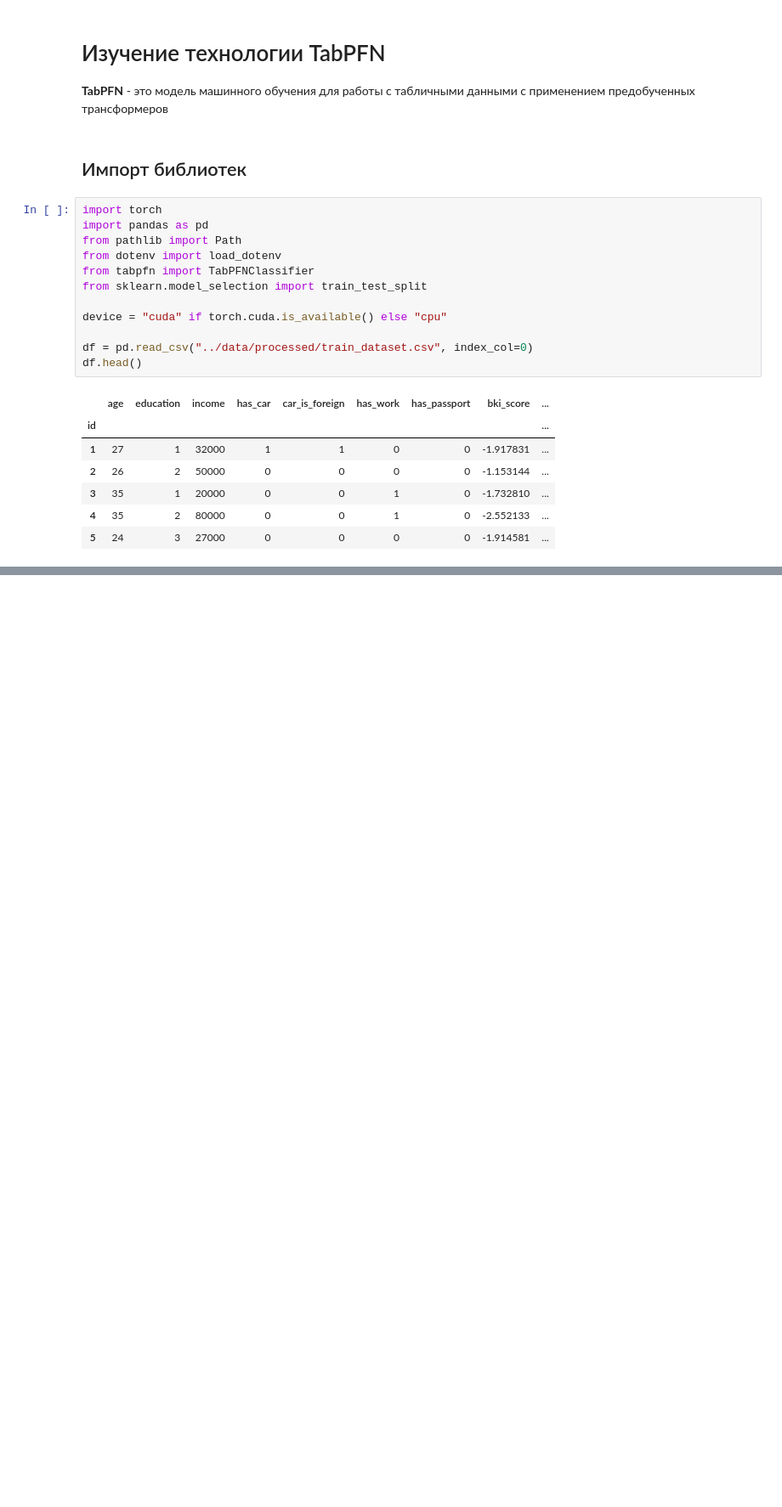
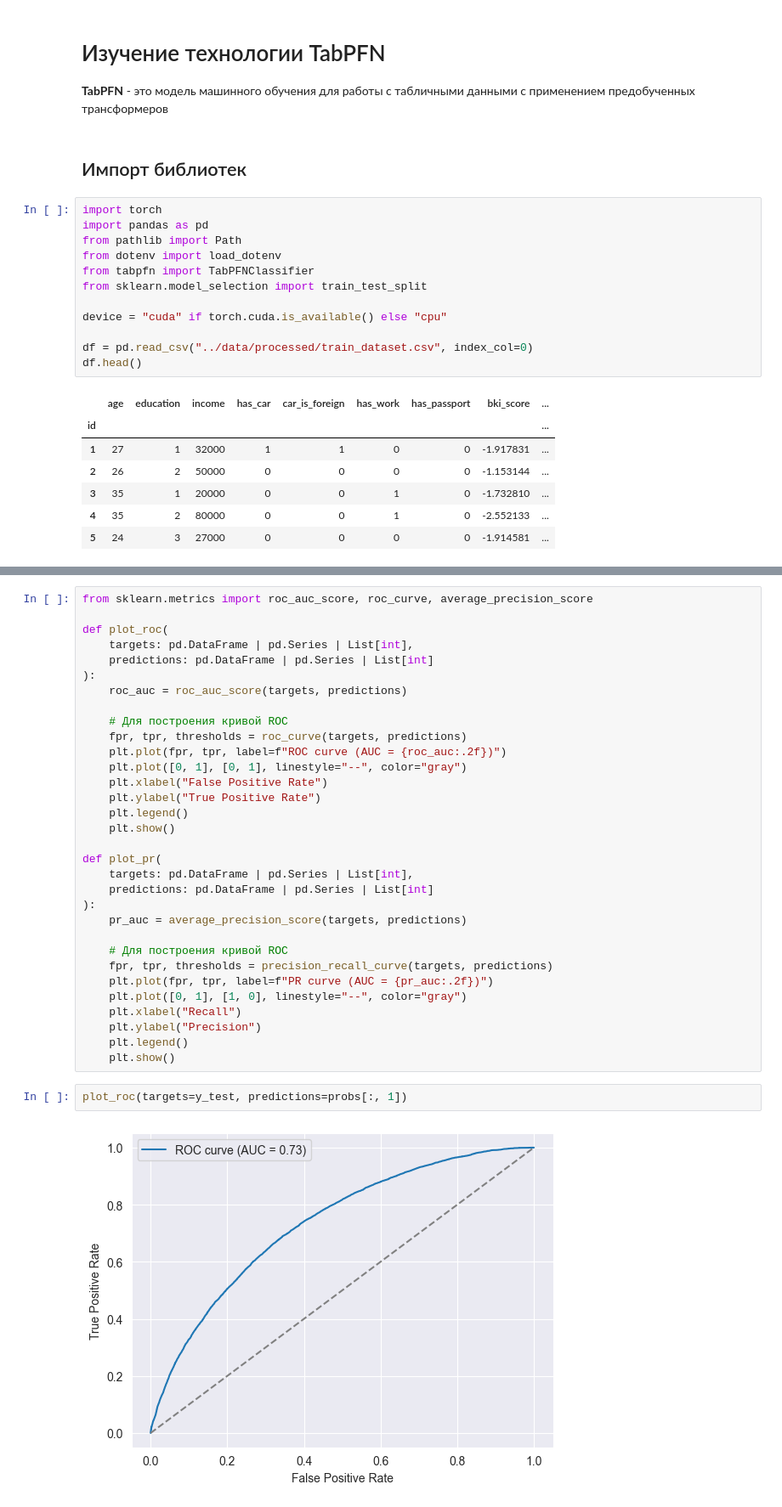
Before and after one commit to mikeasta/Credit-Scoring-Service, a Jupyter notebook: research/notebooks/tabpfn.ipynb, the cells around one changed output, grey strips where cells are left out. Shown at 85% size. Cells and saved outputs as stored; diff of their text form; blank space fills up the shorter version.

```diff
--- a/research/notebooks/tabpfn.ipynb
+++ b/research/notebooks/tabpfn.ipynb
@@ -57,0 +141,36 @@ print("Log-Loss:", log_loss(y_test, probs))
+# %%
+from sklearn.metrics import roc_auc_score, roc_curve, average_precision_score
+
+def plot_roc(
+    targets: pd.DataFrame | pd.Series | List[int],
+    predictions: pd.DataFrame | pd.Series | List[int]
+):
+    roc_auc = roc_auc_score(targets, predictions)
+
+    # Для построения кривой ROC
+    fpr, tpr, thresholds = roc_curve(targets, predictions)
+    plt.plot(fpr, tpr, label=f"ROC curve (AUC = {roc_auc:.2f})")
+    plt.plot([0, 1], [0, 1], linestyle="--", color="gray")
+    plt.xlabel("False Positive Rate")
+    plt.ylabel("True Positive Rate")
+    plt.legend()
+    plt.show()
+
+def plot_pr(
+    targets: pd.DataFrame | pd.Series | List[int],
+    predictions: pd.DataFrame | pd.Series | List[int]
+):
+    pr_auc = average_precision_score(targets, predictions)
+
+    # Для построения кривой ROC
+    fpr, tpr, thresholds = precision_recall_curve(targets, predictions)
+    plt.plot(fpr, tpr, label=f"PR curve (AUC = {pr_auc:.2f})")
+    plt.plot([0, 1], [1, 0], linestyle="--", color="gray")
+    plt.xlabel("Recall")
+    plt.ylabel("Precision")
+    plt.legend()
+    plt.show()
+# %%
+plot_roc(targets=y_test, predictions=probs[:, 1])
+# %% [output]
+[figure, added]
```
Also changed, not shown: parts of 7 cells of this notebook, 1 other file.
